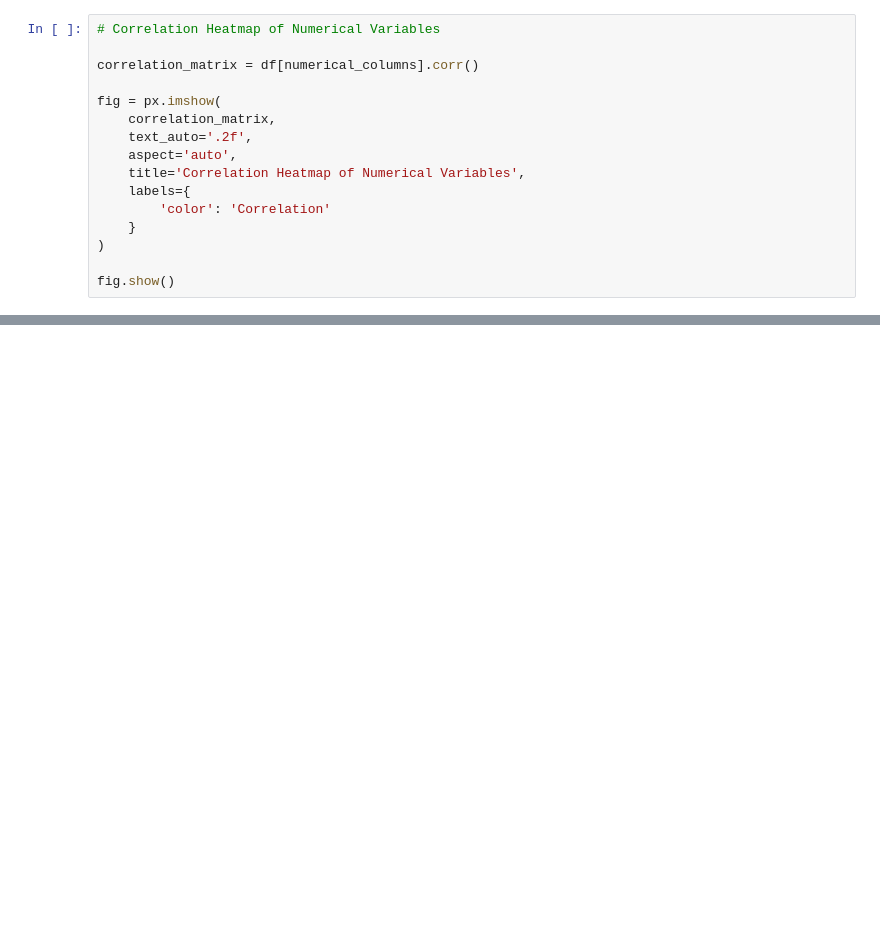
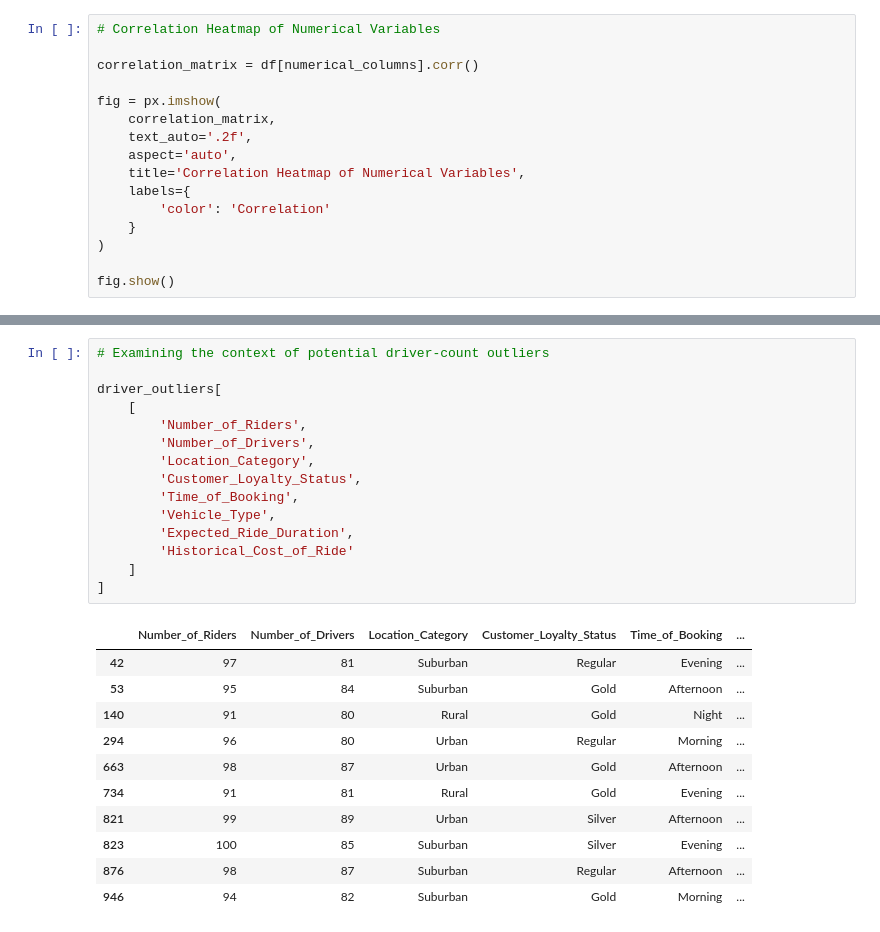
Before and after one commit to TejasMJ/Ride-Pricing-Analytics, a Jupyter notebook: notebooks/02_eda.ipynb, the cells around one changed output, grey strips where cells are left out. Drawn from its saved outputs; the diff is of its cells as text; blank space fills up the shorter version.

```diff
--- a/notebooks/02_eda.ipynb
+++ b/notebooks/02_eda.ipynb
@@ -573,0 +633,27 @@ fig.show()
+# %%
+# Examining the context of potential driver-count outliers
+
+driver_outliers[
+    [
+        'Number_of_Riders',
+        'Number_of_Drivers',
+        'Location_Category',
+        'Customer_Loyalty_Status',
+        'Time_of_Booking',
+        'Vehicle_Type',
+        'Expected_Ride_Duration',
+        'Historical_Cost_of_Ride'
+    ]
+]
+# %% [output]
+|  | Number_of_Riders | Number_of_Drivers | Location_Category | Customer_Loyalty_Status | Time_of_Booking | ... |
+| 42 | 97 | 81 | Suburban | Regular | Evening | ... |
+| 53 | 95 | 84 | Suburban | Gold | Afternoon | ... |
+| 140 | 91 | 80 | Rural | Gold | Night | ... |
+| 294 | 96 | 80 | Urban | Regular | Morning | ... |
+| 663 | 98 | 87 | Urban | Gold | Afternoon | ... |
+| 734 | 91 | 81 | Rural | Gold | Evening | ... |
+| 821 | 99 | 89 | Urban | Silver | Afternoon | ... |
+| 823 | 100 | 85 | Suburban | Silver | Evening | ... |
+| 876 | 98 | 87 | Suburban | Regular | Afternoon | ... |
+| 946 | 94 | 82 | Suburban | Gold | Morning | ... |
```
Also changed, not shown: parts of 4 cells of this notebook.
